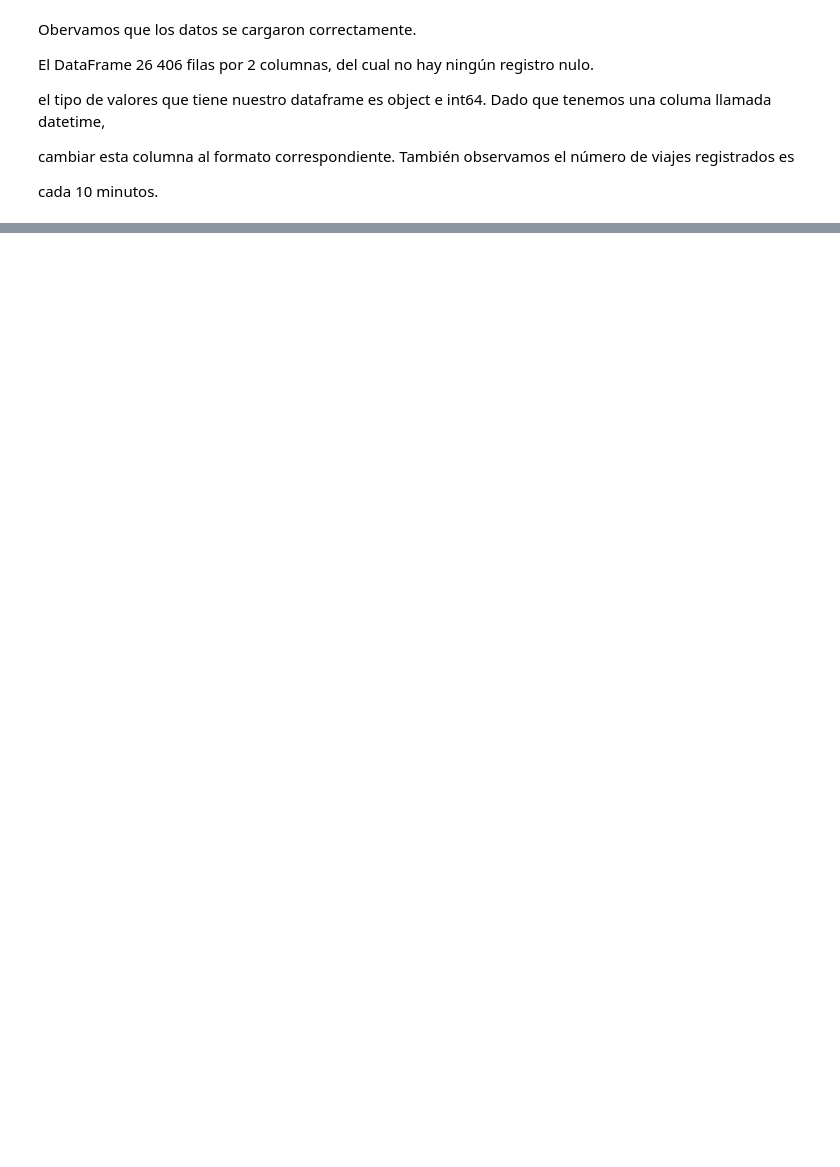
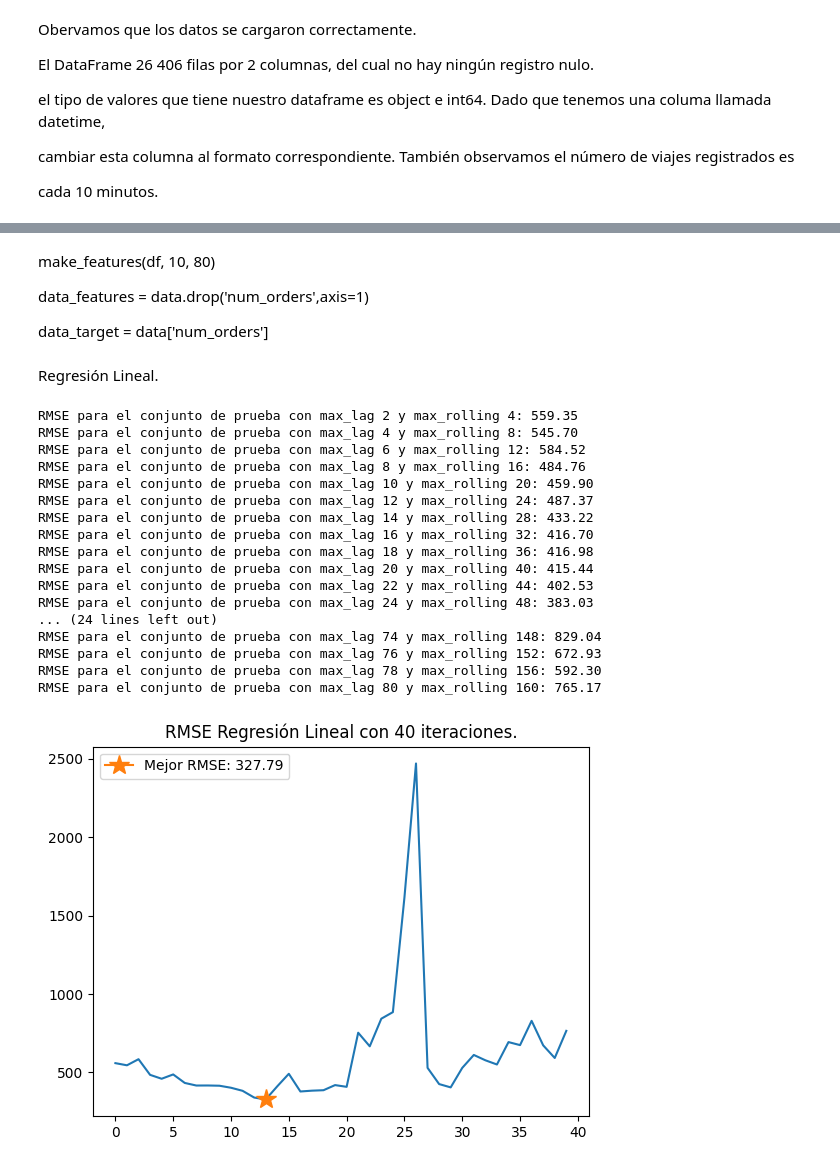
Before and after one commit to Car27VeP/TimeSeriesModelEvaluator, a Jupyter notebook: SweetLiftTaxi.ipynb, the cells around one changed output, grey strips where cells are left out. Cells and saved outputs as stored; diff of their text form; code cells hidden in the pictures; blank space fills up the shorter version.

```diff
--- a/SweetLiftTaxi.ipynb
+++ b/SweetLiftTaxi.ipynb
@@ -112,0 +245,3 @@ de los días de marzo a agosto. Además suavizamos con promedio móvil la gráfi
+# %%
+# %%
+train, test = train_test_split(df, test_size=0.1, shuffle=False)
@@ -112,0 +298,52 @@ de los días de marzo a agosto. Además suavizamos con promedio móvil la gráfi
+# %% [markdown]
+make_features(df, 10, 80)
+
+ data_features = data.drop('num_orders',axis=1)
+
+ data_target = data['num_orders']
+# %% [markdown]
+ Regresión Lineal.
+# %%
+# %%
+rmse_list = []
+for x in range(40):
+    new_data = make_features(df,2*(x+1),4*(x+1))
+    train, test = train_test_split(new_data,
+                              test_size=0.1,
+                               shuffle=False,
+                               random_state=1234)
+    train = train.dropna()
+    features_train = train.drop(['num_orders'], axis=1)
+    target_train = train[['num_orders']]
+    features_test = test.drop(['num_orders'], axis=1)
+    target_test = test[['num_orders']]
+
+    model = LinearRegression()
+    model.fit(features_train, target_train)
+    pred_train = model.predict(features_train)
+    pred_test = model.predict(features_test)
+
+    print(f'RMSE para el conjunto de prueba con max_lag {2*(x+1)} y max_rolling {4*(x+1)}: {rmse(target_test, pred_test):.2f}')
+
+    rmse_list.append(rmse(target_test, pred_test))
+
+grafica_rmse(rmse_list,title="RMSE Regresión Lineal con 40 iteraciones.")
+# %% [output]
+RMSE para el conjunto de prueba con max_lag 2 y max_rolling 4: 559.35
+RMSE para el conjunto de prueba con max_lag 4 y max_rolling 8: 545.70
+RMSE para el conjunto de prueba con max_lag 6 y max_rolling 12: 584.52
+RMSE para el conjunto de prueba con max_lag 8 y max_rolling 16: 484.76
+RMSE para el conjunto de prueba con max_lag 10 y max_rolling 20: 459.90
+RMSE para el conjunto de prueba con max_lag 12 y max_rolling 24: 487.37
+RMSE para el conjunto de prueba con max_lag 14 y max_rolling 28: 433.22
+RMSE para el conjunto de prueba con max_lag 16 y max_rolling 32: 416.70
+RMSE para el conjunto de prueba con max_lag 18 y max_rolling 36: 416.98
+RMSE para el conjunto de prueba con max_lag 20 y max_rolling 40: 415.44
+RMSE para el conjunto de prueba con max_lag 22 y max_rolling 44: 402.53
+RMSE para el conjunto de prueba con max_lag 24 y max_rolling 48: 383.03
+... (24 lines left out)
+RMSE para el conjunto de prueba con max_lag 74 y max_rolling 148: 829.04
+RMSE para el conjunto de prueba con max_lag 76 y max_rolling 152: 672.93
+RMSE para el conjunto de prueba con max_lag 78 y max_rolling 156: 592.30
+RMSE para el conjunto de prueba con max_lag 80 y max_rolling 160: 765.17
+[figure, added]
```
Also changed, not shown: parts of 96 cells of this notebook, 2 other files.
